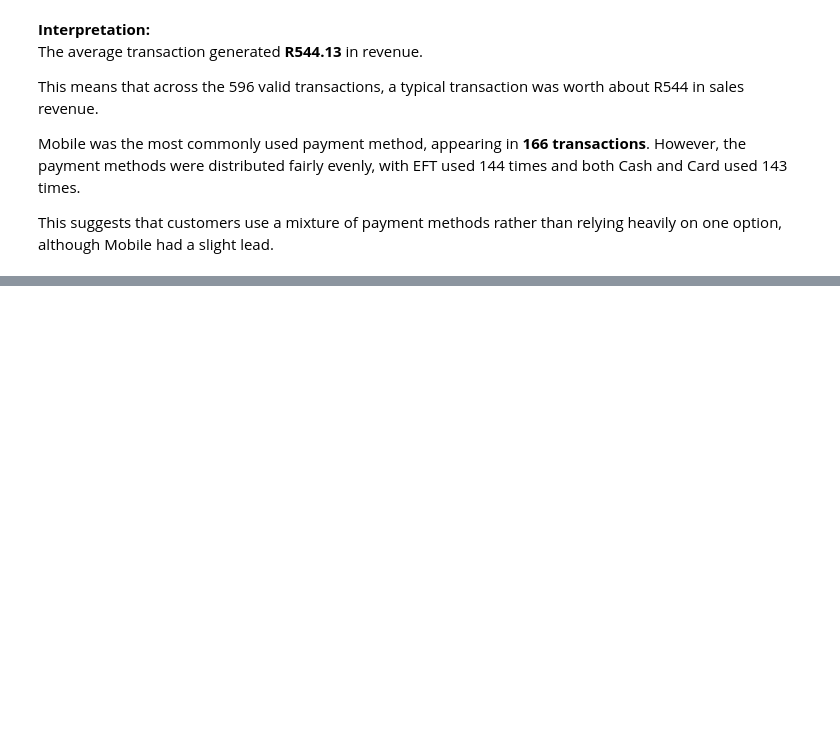
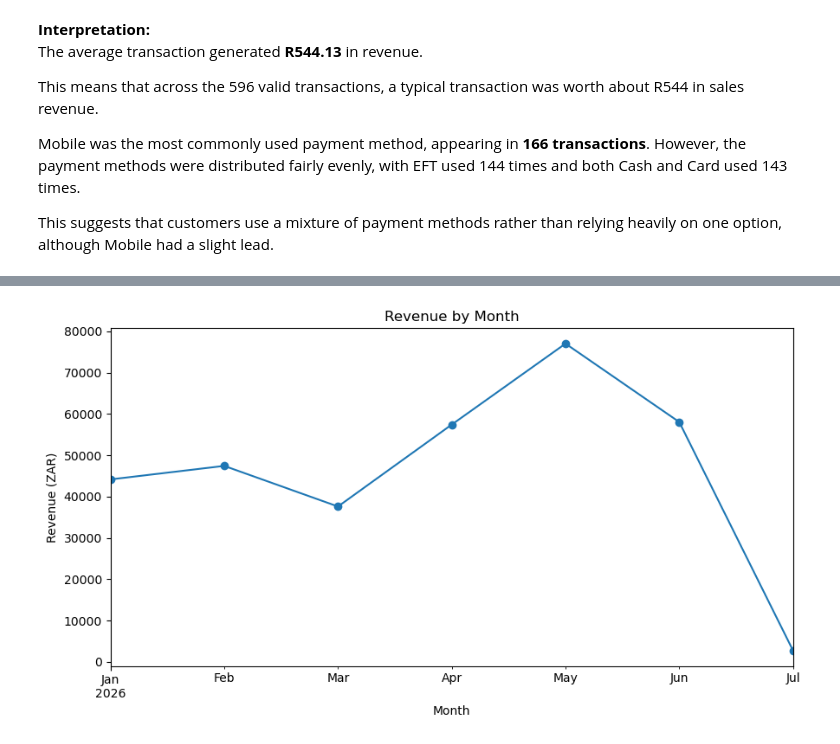
Before and after one commit to xayanklovell/retail-sales-analysis, a Jupyter notebook: analysis.ipynb, the cells around one changed output, grey strips where cells are left out. Saved outputs shown, nothing was run; the diff lists cells and outputs as text; code cells hidden in the pictures; blank space fills up the shorter version.

```diff
--- a/analysis.ipynb
+++ b/analysis.ipynb
@@ -629,0 +690,18 @@ This suggests that customers use a mixture of payment methods rather than relyin
+# %%
+fig, ax = plt.subplots(figsize=(9, 5))
+
+monthly_revenue.plot(kind="line", marker="o", ax=ax)
+
+ax.set_title("Revenue by Month")
+ax.set_xlabel("Month")
+ax.set_ylabel("Revenue (ZAR)")
+
+ax.tick_params(axis="x", rotation=0)
+
+fig.tight_layout()
+
+fig.savefig("charts/revenue_by_month.png", dpi=300)
+
+plt.show()
+# %% [output]
+[figure, added]
```
Also changed, not shown: parts of 7 cells of this notebook, 3 other files.
